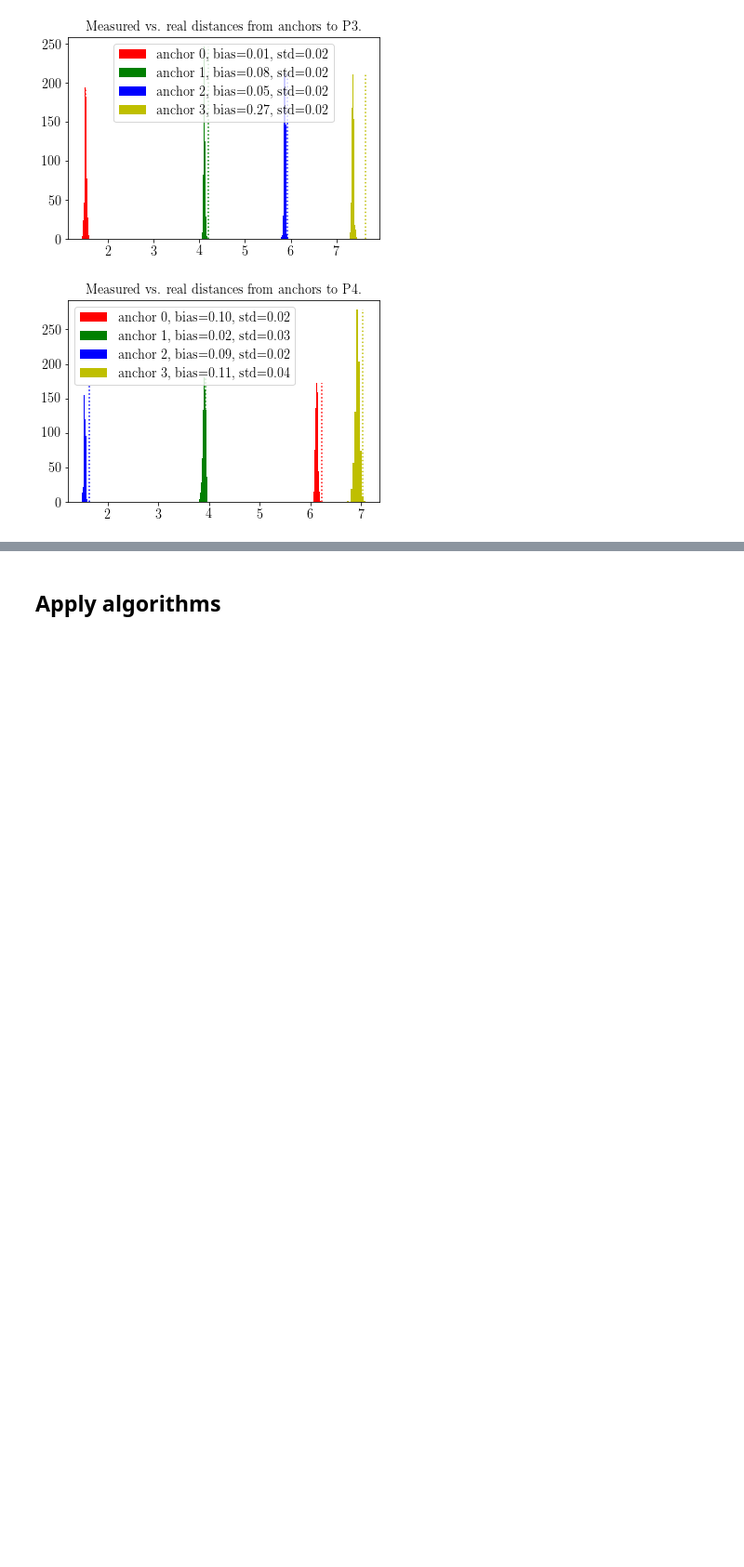
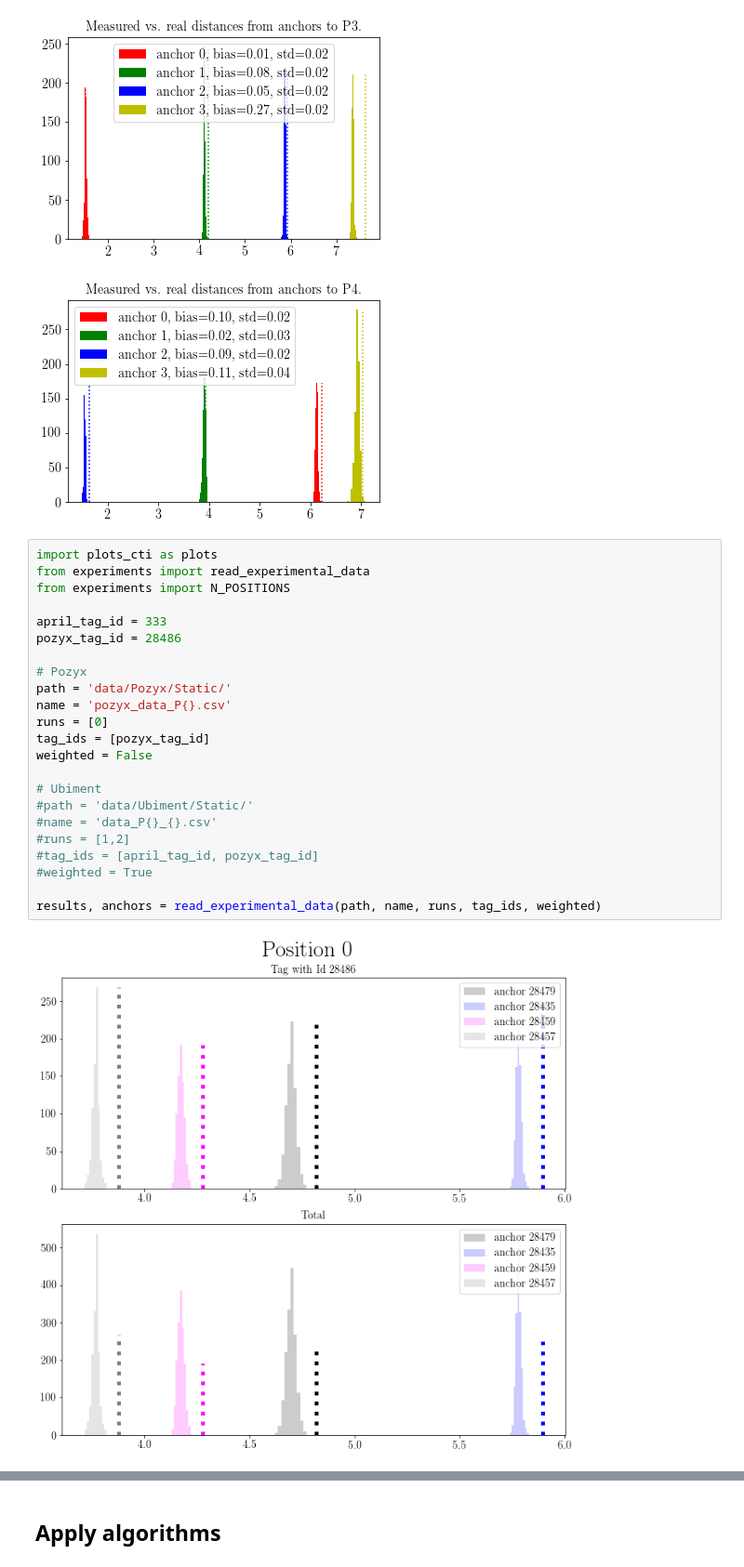
Before and after one commit to LCAV/pylocus, a Jupyter notebook: EvaluateData.ipynb, the cells around one changed output, grey strips where cells are left out. Shown at 93% size. Cells and saved outputs as stored; diff of their text form; blank space fills up the shorter version.

Commit message:
EvaluateData working for both datasets, improved algorithms naming.

```diff
--- a/EvaluateData.ipynb
+++ b/EvaluateData.ipynb
@@ -66,3 +66,28 @@ for i in range(n_positions):
 [figure]
 [figure]
 [figure]
+# %%
+import plots_cti as plots
+from experiments import read_experimental_data
+from experiments import N_POSITIONS
+
+april_tag_id = 333
+pozyx_tag_id = 28486
+
+# Pozyx
+path = 'data/Pozyx/Static/'
+name = 'pozyx_data_P{}.csv'
+runs = [0]
+tag_ids = [pozyx_tag_id]
+weighted = False
+
+# Ubiment
+#path = 'data/Ubiment/Static/'
+#name = 'data_P{}_{}.csv'
+#runs = [1,2]
+#tag_ids = [april_tag_id, pozyx_tag_id]
+#weighted = True
+
+results, anchors = read_experimental_data(path, name, runs, tag_ids, weighted)
+# %% [output]
+[figure, added]
```
Also changed, not shown: parts of 7 cells of this notebook, 1 other file.
